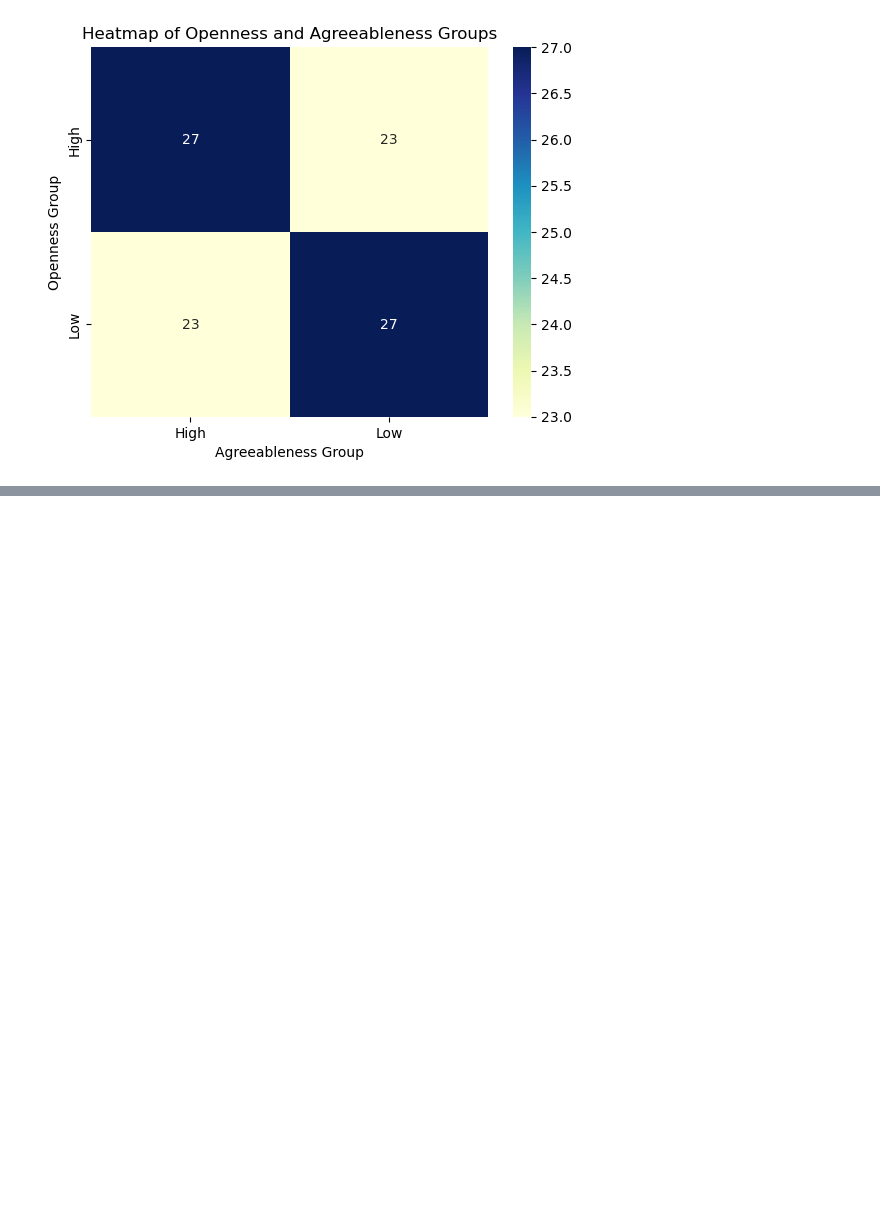
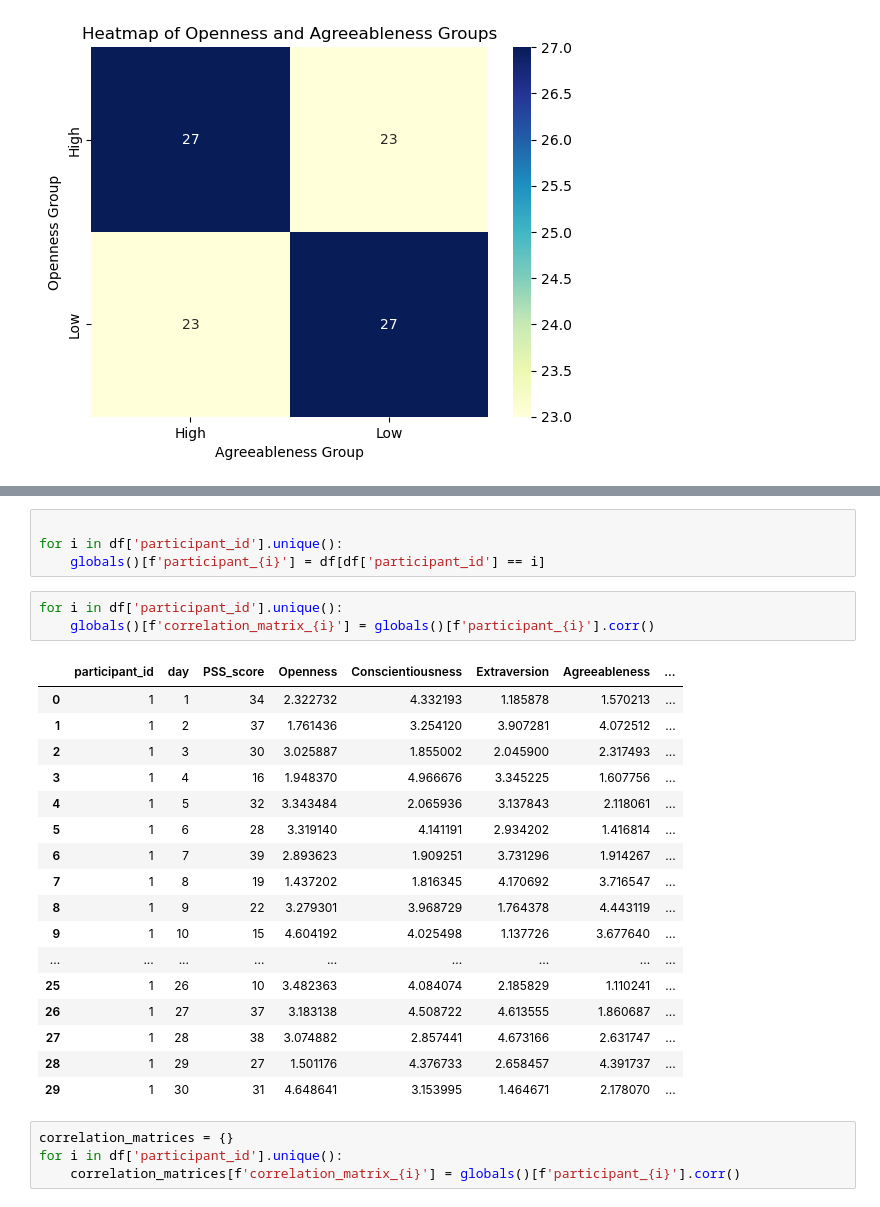
Before and after one commit to Harshan-Kurapati/StressDetection, a Jupyter notebook: Untitled.ipynb, the cells around one changed output, grey strips where cells are left out. Drawn from its saved outputs; the diff is of its cells as text; blank space fills up the shorter version.

```diff
--- a/Untitled.ipynb
+++ b/Untitled.ipynb
@@ -183,0 +200,29 @@ plt.show()
+# %%
+
+for i in df['participant_id'].unique():
+    globals()[f'participant_{i}'] = df[df['participant_id'] == i]
+# %%
+for i in df['participant_id'].unique():
+    globals()[f'correlation_matrix_{i}'] = globals()[f'participant_{i}'].corr()
+# %% [output]
+|  | participant_id | day | PSS_score | Openness | Conscientiousness | Extraversion | Agreeableness | ... |
+| 0 | 1 | 1 | 34 | 2.322732 | 4.332193 | 1.185878 | 1.570213 | ... |
+| 1 | 1 | 2 | 37 | 1.761436 | 3.254120 | 3.907281 | 4.072512 | ... |
+| 2 | 1 | 3 | 30 | 3.025887 | 1.855002 | 2.045900 | 2.317493 | ... |
+| 3 | 1 | 4 | 16 | 1.948370 | 4.966676 | 3.345225 | 1.607756 | ... |
+| 4 | 1 | 5 | 32 | 3.343484 | 2.065936 | 3.137843 | 2.118061 | ... |
+| 5 | 1 | 6 | 28 | 3.319140 | 4.141191 | 2.934202 | 1.416814 | ... |
+| 6 | 1 | 7 | 39 | 2.893623 | 1.909251 | 3.731296 | 1.914267 | ... |
+| 7 | 1 | 8 | 19 | 1.437202 | 1.816345 | 4.170692 | 3.716547 | ... |
+| 8 | 1 | 9 | 22 | 3.279301 | 3.968729 | 1.764378 | 4.443119 | ... |
+| 9 | 1 | 10 | 15 | 4.604192 | 4.025498 | 1.137726 | 3.677640 | ... |
+| ... | ... | ... | ... | ... | ... | ... | ... | ... |
+| 25 | 1 | 26 | 10 | 3.482363 | 4.084074 | 2.185829 | 1.110241 | ... |
+| 26 | 1 | 27 | 37 | 3.183138 | 4.508722 | 4.613555 | 1.860687 | ... |
+| 27 | 1 | 28 | 38 | 3.074882 | 2.857441 | 4.673166 | 2.631747 | ... |
+| 28 | 1 | 29 | 27 | 1.501176 | 4.376733 | 2.658457 | 4.391737 | ... |
+| 29 | 1 | 30 | 31 | 4.648641 | 3.153995 | 1.464671 | 2.178070 | ... |
+# %%
+correlation_matrices = {}
+for i in df['participant_id'].unique():
+    correlation_matrices[f'correlation_matrix_{i}'] = globals()[f'participant_{i}'].corr()
```
Also changed, not shown: parts of 5 cells of this notebook.
